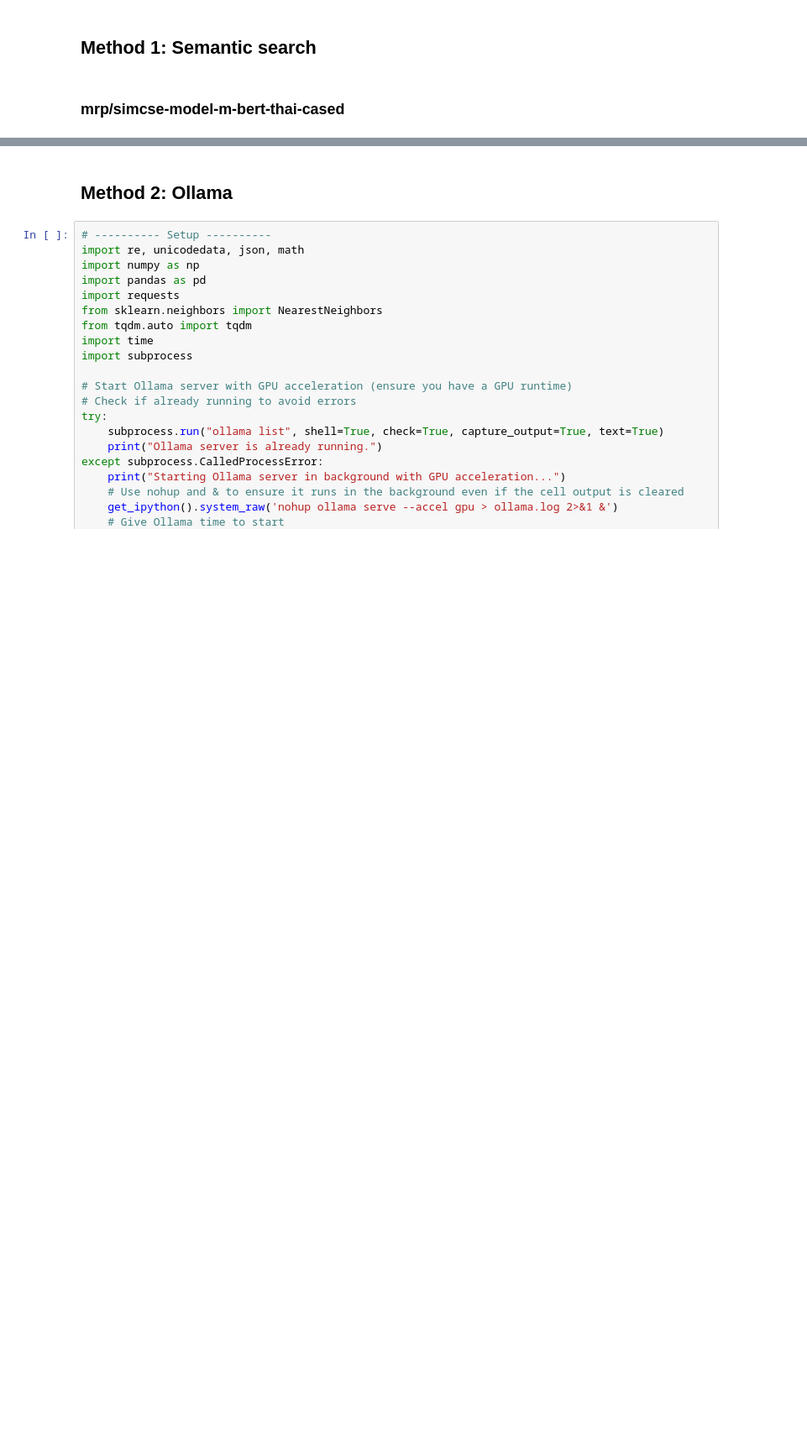
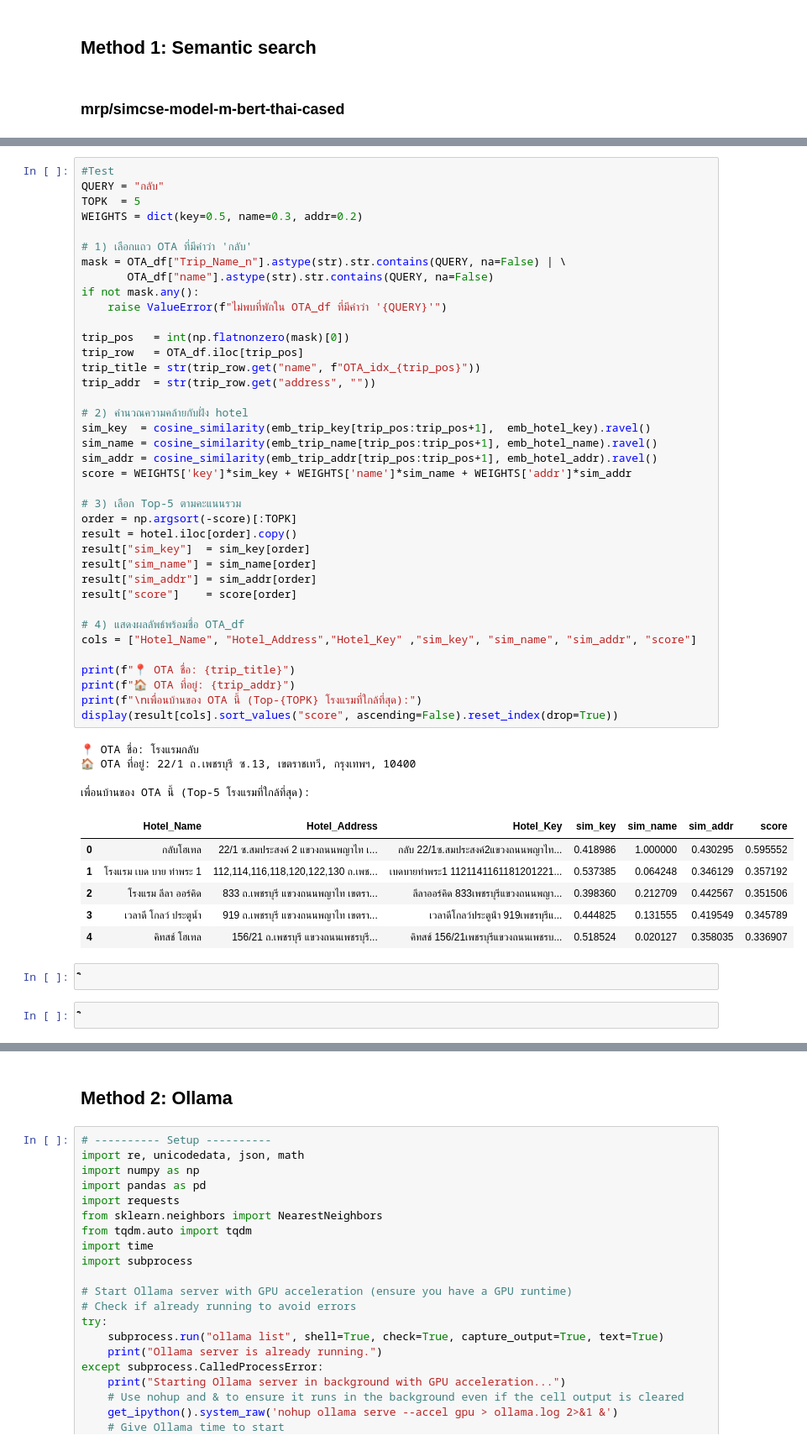
Before and after one commit to Thanrada2024/illegal_accommodation, a Jupyter notebook: DS_task.ipynb, the cells around one changed output, grey strips where cells are left out. Shown at 84% size. Saved outputs shown, nothing was run; the diff lists cells and outputs as text; blank space fills up the shorter version.

```diff
--- a/DS_task.ipynb
+++ b/DS_task.ipynb
@@ -327,0 +258,53 @@ dtype: int64
+# %%
+#Test
+QUERY = "กลับ"
+TOPK  = 5
+WEIGHTS = dict(key=0.5, name=0.3, addr=0.2)
+
+# 1) เลือกแถว OTA ที่มีคำว่า 'กลับ'
+mask = OTA_df["Trip_Name_n"].astype(str).str.contains(QUERY, na=False) | \
+       OTA_df["name"].astype(str).str.contains(QUERY, na=False)
+if not mask.any():
+    raise ValueError(f"ไม่พบที่พักใน OTA_df ที่มีคำว่า '{QUERY}'")
+
+trip_pos   = int(np.flatnonzero(mask)[0])
+trip_row   = OTA_df.iloc[trip_pos]
+trip_title = str(trip_row.get("name", f"OTA_idx_{trip_pos}"))
+trip_addr  = str(trip_row.get("address", ""))
+
+# 2) คำนวณความคล้ายกับฝั่ง hotel
+sim_key  = cosine_similarity(emb_trip_key[trip_pos:trip_pos+1],  emb_hotel_key).ravel()
+sim_name = cosine_similarity(emb_trip_name[trip_pos:trip_pos+1], emb_hotel_name).ravel()
+sim_addr = cosine_similarity(emb_trip_addr[trip_pos:trip_pos+1], emb_hotel_addr).ravel()
+score = WEIGHTS['key']*sim_key + WEIGHTS['name']*sim_name + WEIGHTS['addr']*sim_addr
+
+# 3) เลือก Top-5 ตามคะแนนรวม
+order = np.argsort(-score)[:TOPK]
+result = hotel.iloc[order].copy()
+result["sim_key"]  = sim_key[order]
+result["sim_name"] = sim_name[order]
+result["sim_addr"] = sim_addr[order]
+result["score"]    = score[order]
+
+# 4) แสดงผลลัพธ์พร้อมชื่อ OTA_df
+cols = ["Hotel_Name", "Hotel_Address","Hotel_Key" ,"sim_key", "sim_name", "sim_addr", "score"]
+
+print(f"📍 OTA ชื่อ: {trip_title}")
+print(f"🏠 OTA ที่อยู่: {trip_addr}")
+print(f"\nเพื่อนบ้านของ OTA นี้ (Top-{TOPK} โรงแรมที่ใกล้ที่สุด):")
+display(result[cols].sort_values("score", ascending=False).reset_index(drop=True))
+# %% [output]
+📍 OTA ชื่อ: โรงแรมกลับ
+🏠 OTA ที่อยู่: 22/1 ถ.เพชรบุรี ซ.13, เขตราชเทวี, กรุงเทพฯ, 10400
+
+เพื่อนบ้านของ OTA นี้ (Top-5 โรงแรมที่ใกล้ที่สุด):
+|  | Hotel_Name | Hotel_Address | Hotel_Key | sim_key | sim_name | sim_addr | score |
+| 0 | กลับโฮเทล | 22/1 ซ.สมประสงค์ 2 แขวงถนนพญาไท เ... | กลับ 22/1ซ.สมประสงค์2แขวงถนนพญาไท... | 0.418986 | 1.000000 | 0.430295 | 0.595552 |
+| 1 | โรงแรม เบด บาย ท่าพระ 1 | 112,114,116,118,120,122,130 ถ.เพช... | เบดบายท่าพระ1 1121141161181201221... | 0.537385 | 0.064248 | 0.346129 | 0.357192 |
+| 2 | โรงแรม ลีลา ออร์คิด | 833 ถ.เพชรบุรี แขวงถนนพญาไท เขตรา... | ลีลาออร์คิด 833เพชรบุรีแขวงถนนพญา... | 0.398360 | 0.212709 | 0.442567 | 0.351506 |
+| 3 | เวลาดี โกลว์ ประตูน้ำ | 919 ถ.เพชรบุรี แขวงถนนพญาไท เขตรา... | เวลาดีโกลว์ประตูน้ํา 919เพชรบุรีแ... | 0.444825 | 0.131555 | 0.419549 | 0.345789 |
+| 4 | คิทสช์ โฮเทล | 156/21 ถ.เพชรบุรี แขวงถนนเพชรบุรี... | คิทสช์ 156/21เพชรบุรีแขวงถนนเพชรบ... | 0.518524 | 0.020127 | 0.358035 | 0.336907 |
+# %%
+ิิิ
+# %%
+ิิิ
```
Also changed, not shown: parts of 9 cells of this notebook.
